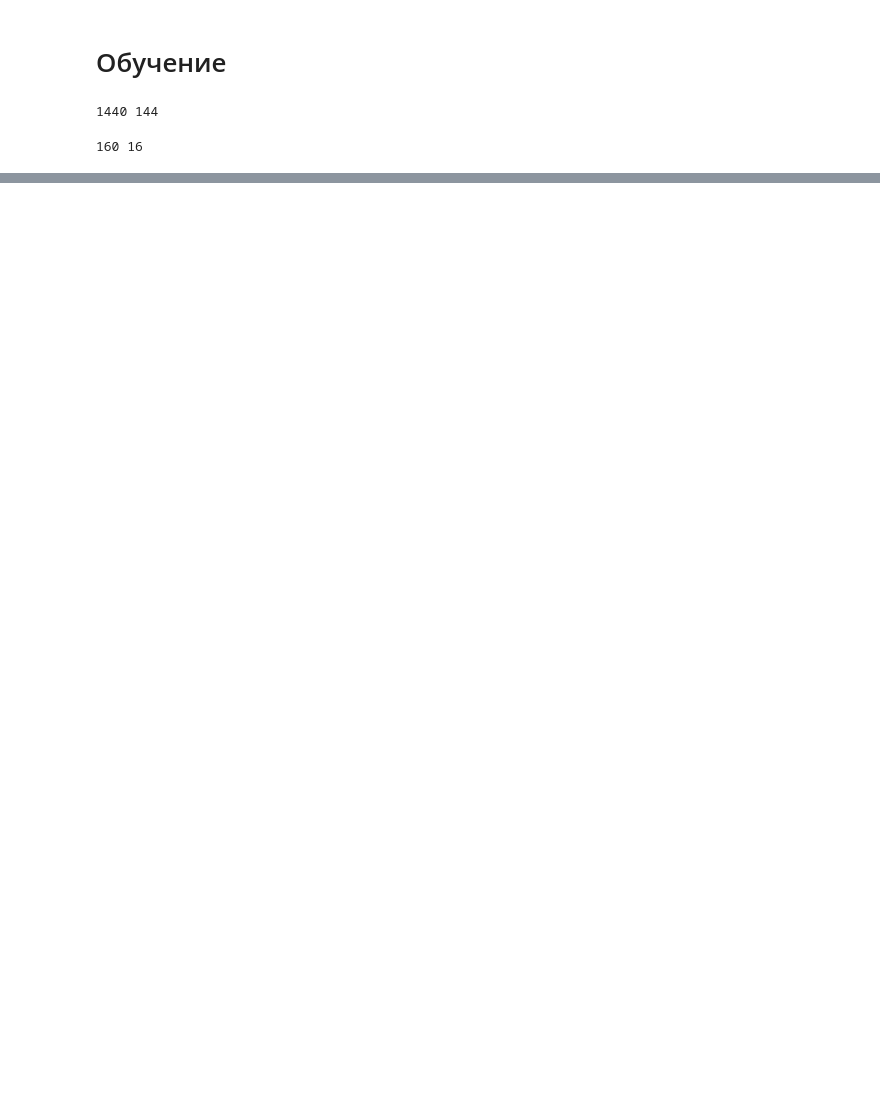
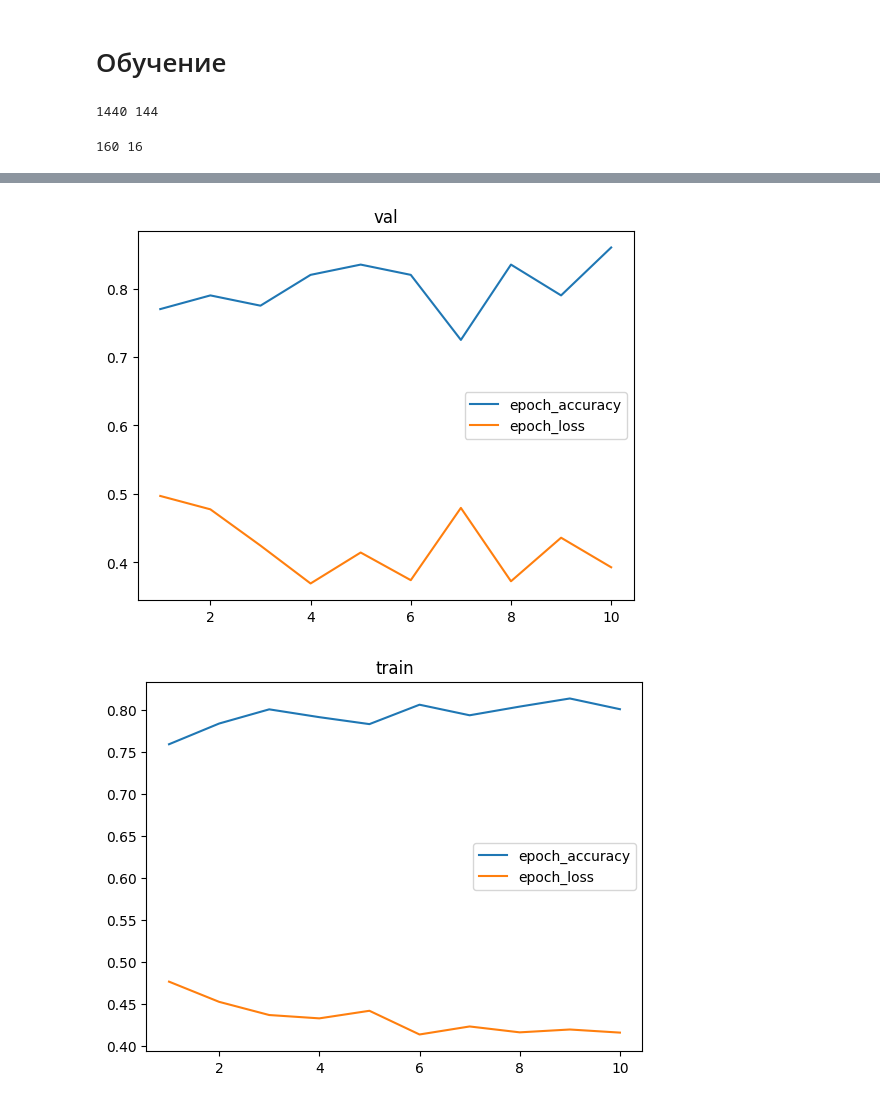
Before and after one commit to AnnaVerh04/lab-python, a Jupyter notebook: Model training and testing.ipynb, the cells around one changed output, grey strips where cells are left out. Cells and saved outputs as stored; diff of their text form; code cells hidden in the pictures; blank space fills up the shorter version.

```diff
--- a/Model training and testing.ipynb
+++ b/Model training and testing.ipynb
@@ -215,0 +388,16 @@ print(len(val_data), len(val_loader))
+# %%
+lr = 0.001 # learning_rate
+batch_size = 50 # we will use mini-batch method
+
+train_loader = torch.utils.data.DataLoader(dataset = train_data, batch_size=batch_size, shuffle=True)
+test_loader = torch.utils.data.DataLoader(dataset = test_data, batch_size=batch_size, shuffle=True)
+val_loader = torch.utils.data.DataLoader(dataset = val_data, batch_size=batch_size, shuffle=True)
+
+optimizer = optim.Adam(params = model.parameters(),lr=lr)
+criterion = nn.CrossEntropyLoss()
+
+epoch_val_accuracy_list,epoch_val_loss_list,epoch_accuracy_list,epoch_loss_list = train(model, epochs)
+
+show_plot(epoch_val_accuracy_list, epoch_val_loss_list, "val")
+show_plot(epoch_accuracy_list, [i.data for i in epoch_loss_list], "train")
+# %% [output]
@@ -215,0 +424,2 @@ print(len(val_data), len(val_loader))
+[figure, added]
+[figure, added]
```
Also changed, not shown: parts of 21 cells of this notebook, 1 other file.
